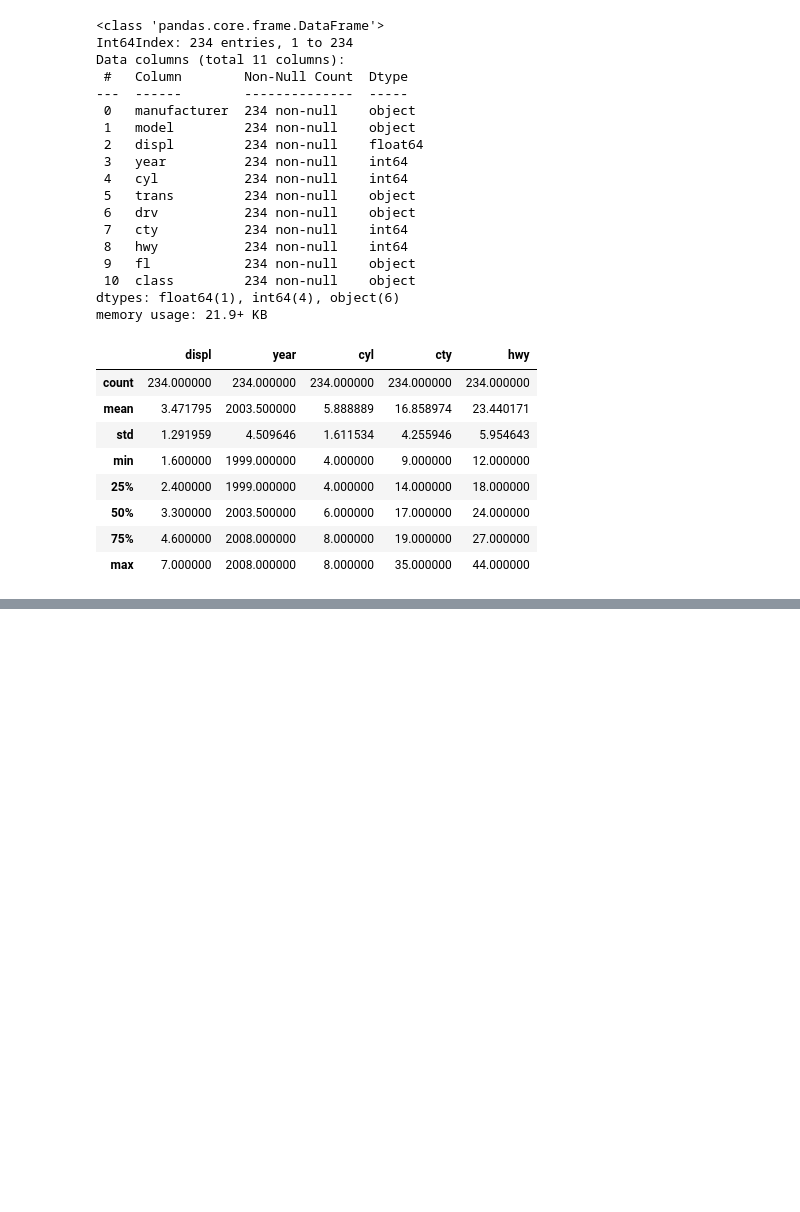
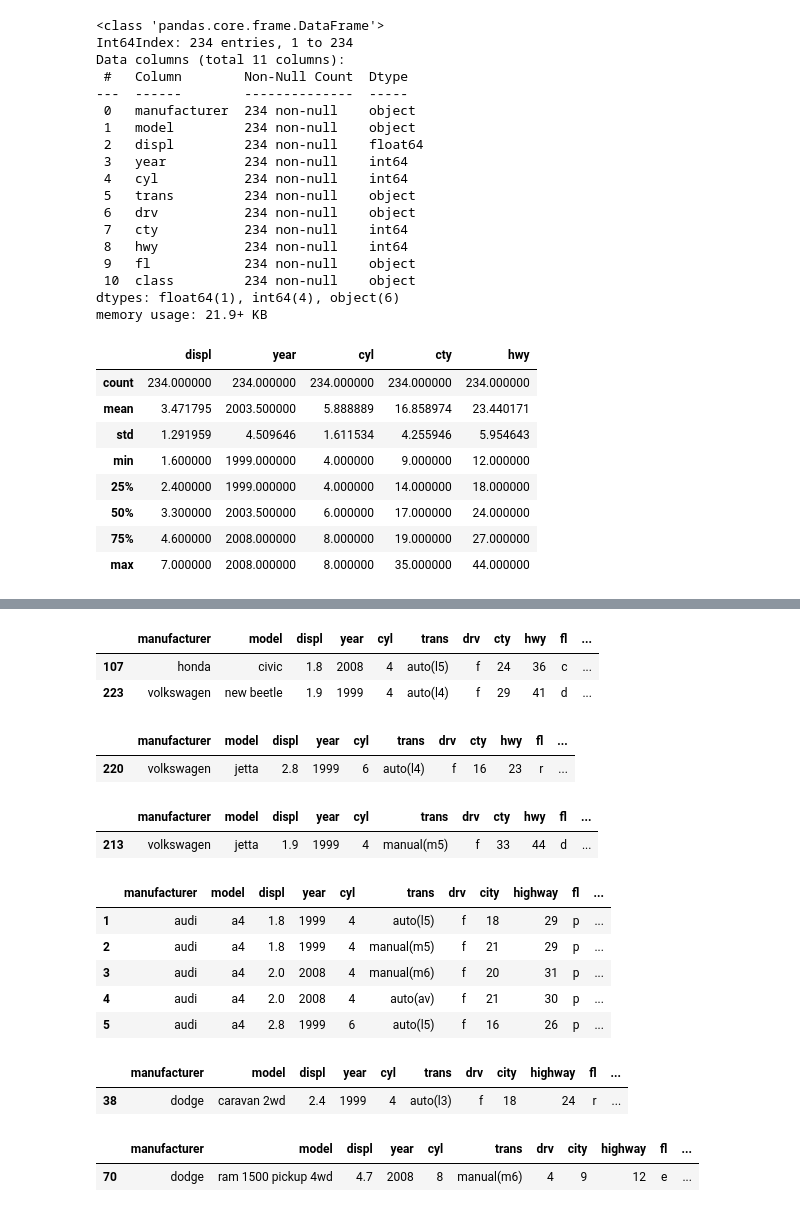
Before and after one commit to tarrencen/numpy-pandas-visualization-exercises, a Jupyter notebook: dataframes.ipynb, the cells around one changed output, grey strips where cells are left out. Drawn from its saved outputs; the diff is of its cells as text; code cells hidden in the pictures; blank space fills up the shorter version.

```diff
--- a/dataframes.ipynb
+++ b/dataframes.ipynb
@@ -271,0 +258,5 @@ mpg[mpg.cty > mpg.hwy]
+# %%
+# Exercises 2g - Create a column named mileage_difference this column should contain the difference between highway and city mileage for each car.
+
+mpg['mileage_difference'] = mpg.highway - mpg.city
+mpg.drop(columns= {'average_mileage'})
@@ -271,0 +277,53 @@ mpg[mpg.cty > mpg.hwy]
+# %%
+# Exercise 2h - Which car (or cars) has the highest mileage difference?
+
+mpg[mpg.mileage_difference == mpg.mileage_difference.max()]
+
+
+# Honda Civic and Volkswagen New Beetle both have a mileage difference of 12 mpg.
+# %% [output]
+|  | manufacturer | model | displ | year | cyl | trans | drv | cty | hwy | fl | ... |
+| 107 | honda | civic | 1.8 | 2008 | 4 | auto(l5) | f | 24 | 36 | c | ... |
+| 223 | volkswagen | new beetle | 1.9 | 1999 | 4 | auto(l4) | f | 29 | 41 | d | ... |
+# %%
+mpg = mpg.drop(columns= 'mileage_diff')
+# %%
+# Exercise 2i part 1- Which compact class car has the lowest highway mileage?
+compact_cars = mpg[mpg['class'] == 'compact']
+compact_cars[compact_cars.hwy == compact_cars.hwy.min()]
+# %% [output]
+|  | manufacturer | model | displ | year | cyl | trans | drv | cty | hwy | fl | ... |
+| 220 | volkswagen | jetta | 2.8 | 1999 | 6 | auto(l4) | f | 16 | 23 | r | ... |
+# %%
+# Exercise 2i part 2 - The best?
+
+compact_cars[compact_cars.hwy == compact_cars.hwy.max()]
+# %% [output]
+|  | manufacturer | model | displ | year | cyl | trans | drv | cty | hwy | fl | ... |
+| 213 | volkswagen | jetta | 1.9 | 1999 | 4 | manual(m5) | f | 33 | 44 | d | ... |
+# %%
+# Exercise 2j - Create a column named average_mileage that is the mean of the city and highway mileage.
+mpg['average_mileage'] = (mpg.city + mpg.highway)/2
+mpg.head()
+# %% [output]
+|  | manufacturer | model | displ | year | cyl | trans | drv | city | highway | fl | ... |
+| 1 | audi | a4 | 1.8 | 1999 | 4 | auto(l5) | f | 18 | 29 | p | ... |
+| 2 | audi | a4 | 1.8 | 1999 | 4 | manual(m5) | f | 21 | 29 | p | ... |
+| 3 | audi | a4 | 2.0 | 2008 | 4 | manual(m6) | f | 20 | 31 | p | ... |
+| 4 | audi | a4 | 2.0 | 2008 | 4 | auto(av) | f | 21 | 30 | p | ... |
+| 5 | audi | a4 | 2.8 | 1999 | 6 | auto(l5) | f | 16 | 26 | p | ... |
+# %%
+# Exercise 2k part 1 - Which Dodge car has the best average mileage?
+
+dodge_cars = mpg.manufacturer == 'dodge'
+mpg[dodge_cars].sort_values(by= 'average_mileage', ascending= False).head(1)
+# %% [output]
+|  | manufacturer | model | displ | year | cyl | trans | drv | city | highway | fl | ... |
+| 38 | dodge | caravan 2wd | 2.4 | 1999 | 4 | auto(l3) | f | 18 | 24 | r | ... |
+# %%
+# Exercise 2k part 2 - The worst?
+
+mpg[dodge_cars].sort_values(by= 'average_mileage').head(1)
+# %% [output]
+|  | manufacturer | model | displ | year | cyl | trans | drv | city | highway | fl | ... |
+| 70 | dodge | ram 1500 pickup 4wd | 4.7 | 2008 | 8 | manual(m6) | 4 | 9 | 12 | e | ... |
```
Also changed, not shown: parts of 11 cells of this notebook.
